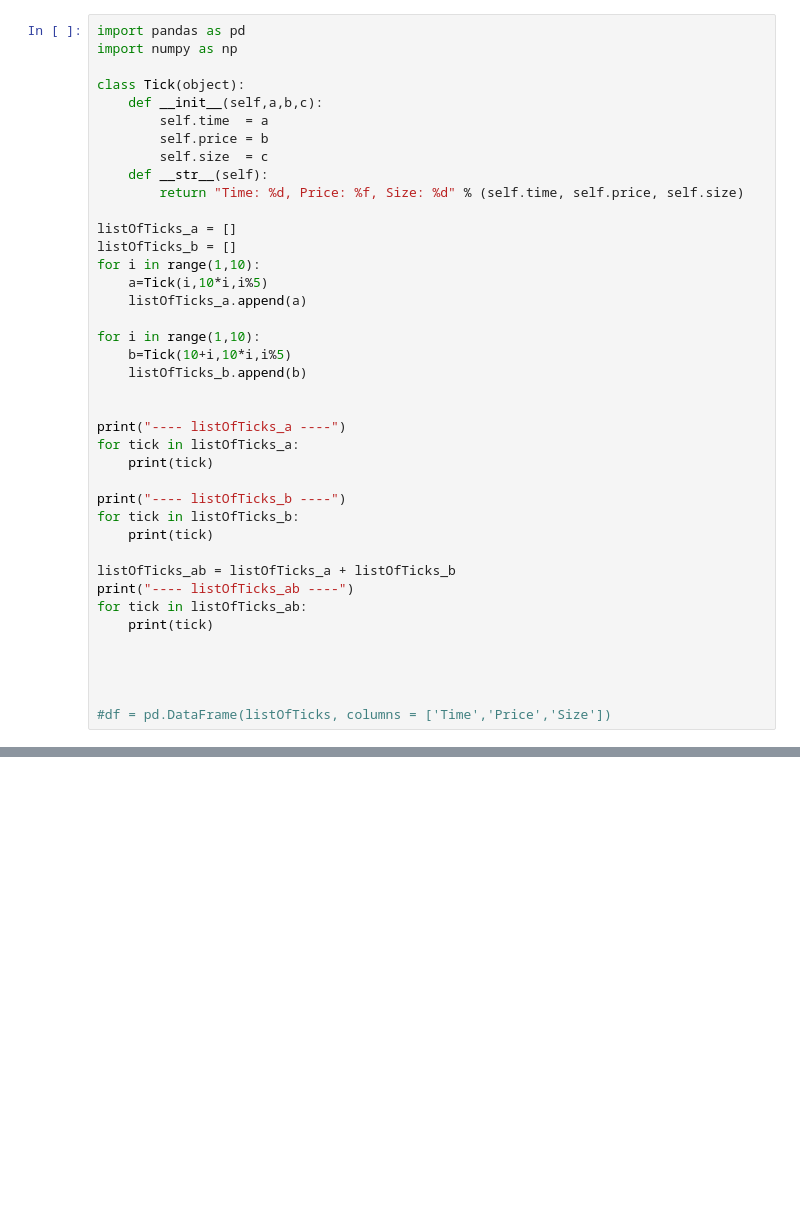
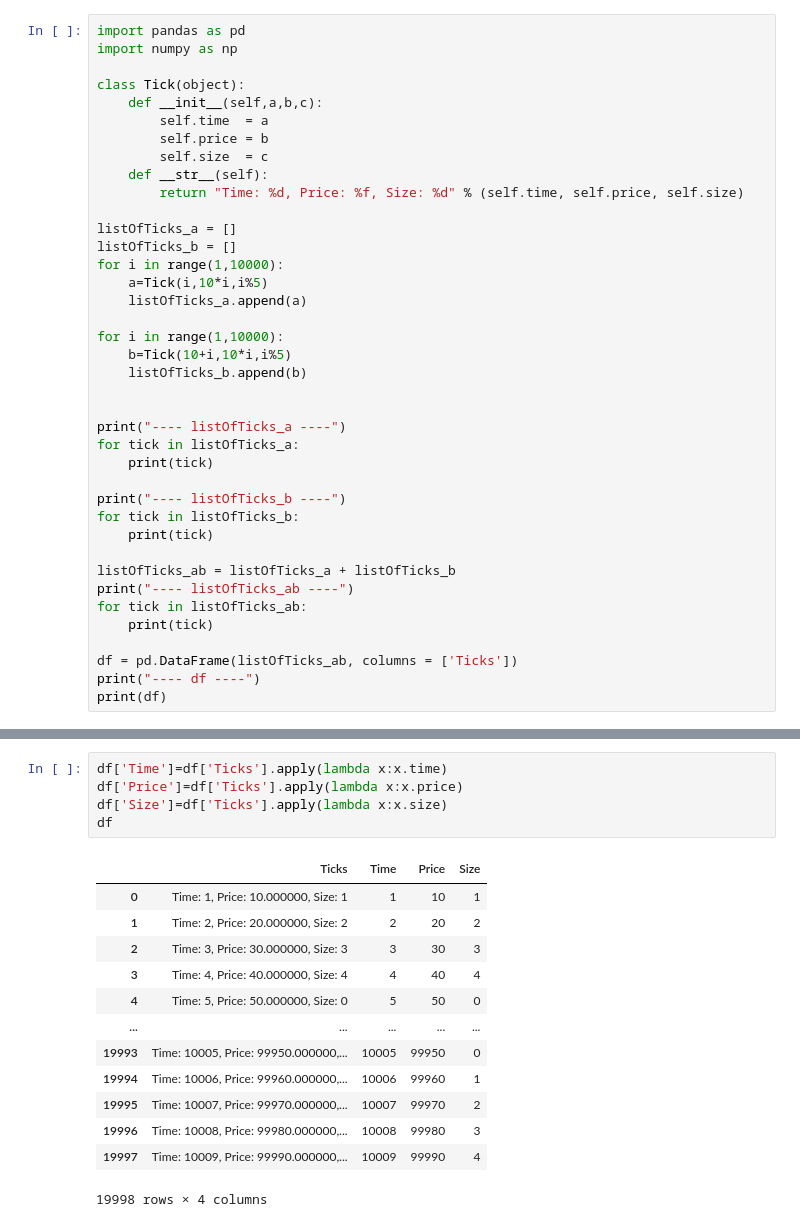
Before and after one commit to HomoCodusStoicis/Collecte_Datas_IB, a Jupyter notebook: 00 - getDataIB/optimPerfgetHisto.ipynb, the cells around one changed output, grey strips where cells are left out. Saved outputs shown, nothing was run; the diff lists cells and outputs as text; blank space fills up the shorter version.

```diff
--- a/00 - getDataIB/optimPerfgetHisto.ipynb
+++ b/00 - getDataIB/optimPerfgetHisto.ipynb
@@ -12,11 +12,11 @@ class Tick(object):
 
 listOfTicks_a = []
 listOfTicks_b = []
-for i in range(1,10):
+for i in range(1,10000):
     a=Tick(i,10*i,i%5)
     listOfTicks_a.append(a)
 
-for i in range(1,10):
+for i in range(1,10000):
     b=Tick(10+i,10*i,i%5)
     listOfTicks_b.append(b)
 
@@ -34,10 +34,9 @@ print("---- listOfTicks_ab ----")
 for tick in listOfTicks_ab:
     print(tick)
 
-
-
-
-#df = pd.DataFrame(listOfTicks, columns = ['Time','Price','Size'])
+df = pd.DataFrame(listOfTicks_ab, columns = ['Ticks'])
+print("---- df ----")
+print(df)
 # %% [output]
 ---- listOfTicks_a ----
 Time: 1, Price: 10.000000, Size: 1
@@ -58,0 +58,19 @@ Time: 19, Price: 90.000000, Size: 4
+# %%
+df['Time']=df['Ticks'].apply(lambda x:x.time)
+df['Price']=df['Ticks'].apply(lambda x:x.price)
+df['Size']=df['Ticks'].apply(lambda x:x.size)
+df
+# %% [output]
+|  | Ticks | Time | Price | Size |
+| 0 | Time: 1, Price: 10.000000, Size: 1 | 1 | 10 | 1 |
+| 1 | Time: 2, Price: 20.000000, Size: 2 | 2 | 20 | 2 |
+| 2 | Time: 3, Price: 30.000000, Size: 3 | 3 | 30 | 3 |
+| 3 | Time: 4, Price: 40.000000, Size: 4 | 4 | 40 | 4 |
+| 4 | Time: 5, Price: 50.000000, Size: 0 | 5 | 50 | 0 |
+| ... | ... | ... | ... | ... |
+| 19993 | Time: 10005, Price: 99950.000000,... | 10005 | 99950 | 0 |
+| 19994 | Time: 10006, Price: 99960.000000,... | 10006 | 99960 | 1 |
+| 19995 | Time: 10007, Price: 99970.000000,... | 10007 | 99970 | 2 |
+| 19996 | Time: 10008, Price: 99980.000000,... | 10008 | 99980 | 3 |
+| 19997 | Time: 10009, Price: 99990.000000,... | 10009 | 99990 | 4 |
+19998 rows × 4 columns
```
Also changed, not shown: parts of 6 cells of this notebook, 2 other files.
